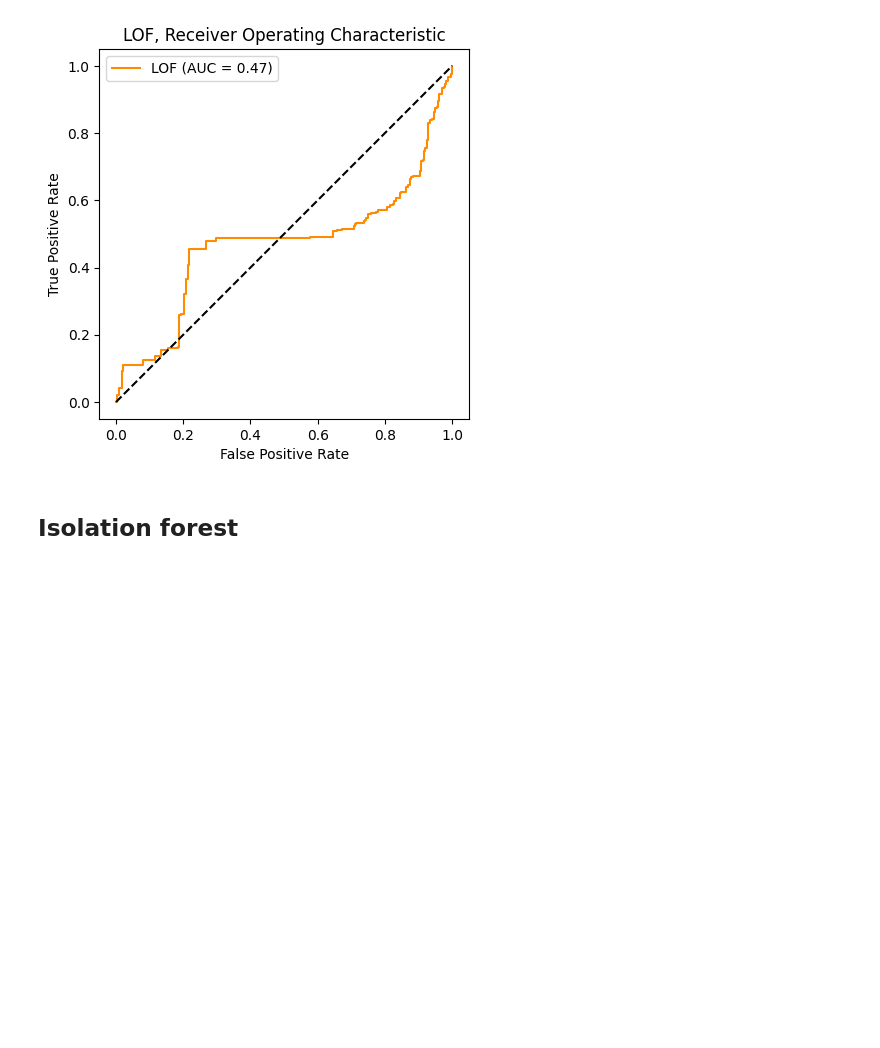
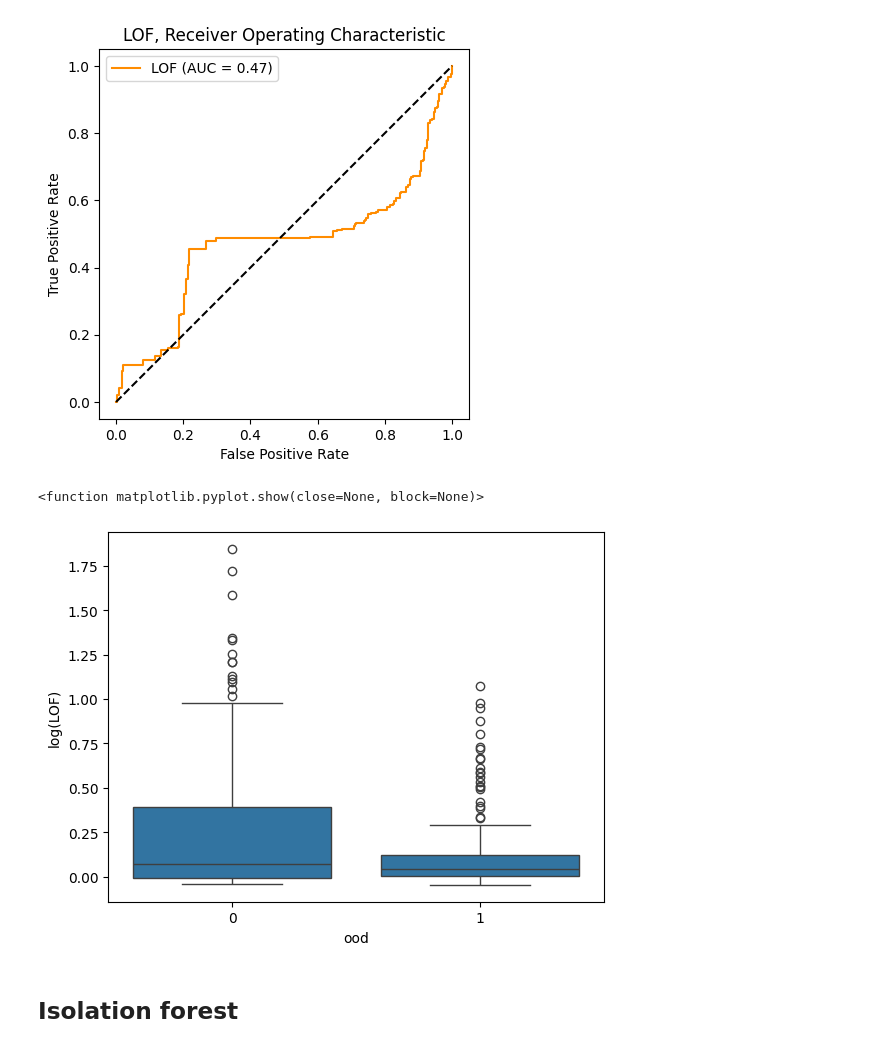
Before and after one commit to Jvlia17/out-of-distribution-detection, a Jupyter notebook: Detekcja_anomalii.ipynb, the cells around one changed output. Drawn from its saved outputs; the diff is of its cells as text; code cells hidden in the pictures; blank space fills up the shorter version.

```diff
--- a/Detekcja_anomalii.ipynb
+++ b/Detekcja_anomalii.ipynb
@@ -392,6 +413,23 @@ plt.legend()
 plt.show()
 # %% [output]
 [figure]
+# %%
+model.fit(X)
+anomaly_score = model.negative_outlier_factor_
+# %%
+import pandas as pd
+import seaborn as sns
+
+of = np.log(-anomaly_score)
+
+data= pd.DataFrame({'lof': of, 'ood': y})
+
+sns.boxplot(x='ood', y='lof', data=data).set(ylabel='log(LOF)')
+
+plt.show
+# %% [output]
+<function matplotlib.pyplot.show(close=None, block=None)>
+[figure, added]
 # %% [markdown]
 ## Isolation forest
 # %%
```
Also changed, not shown: parts of 13 cells of this notebook.
